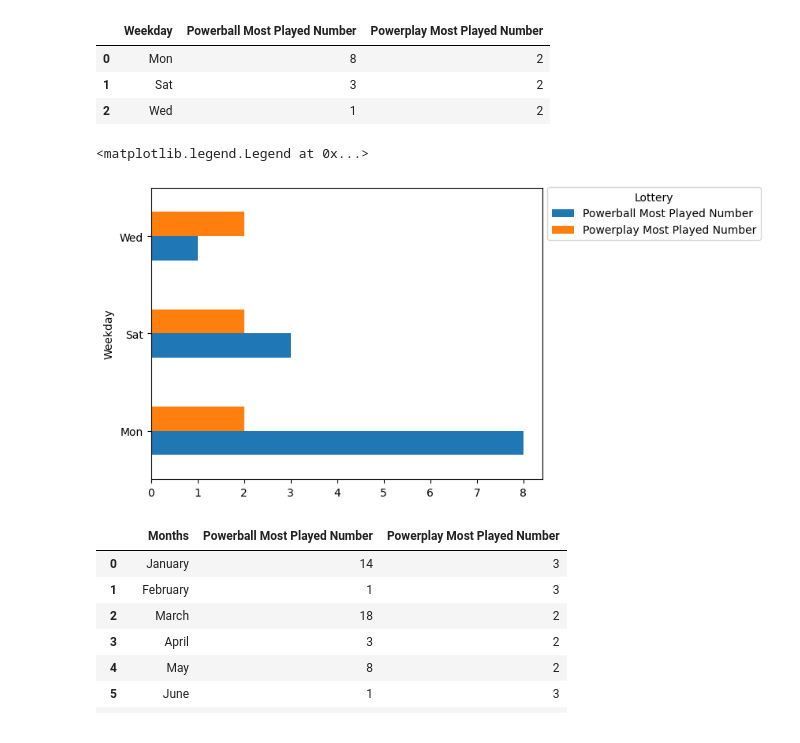
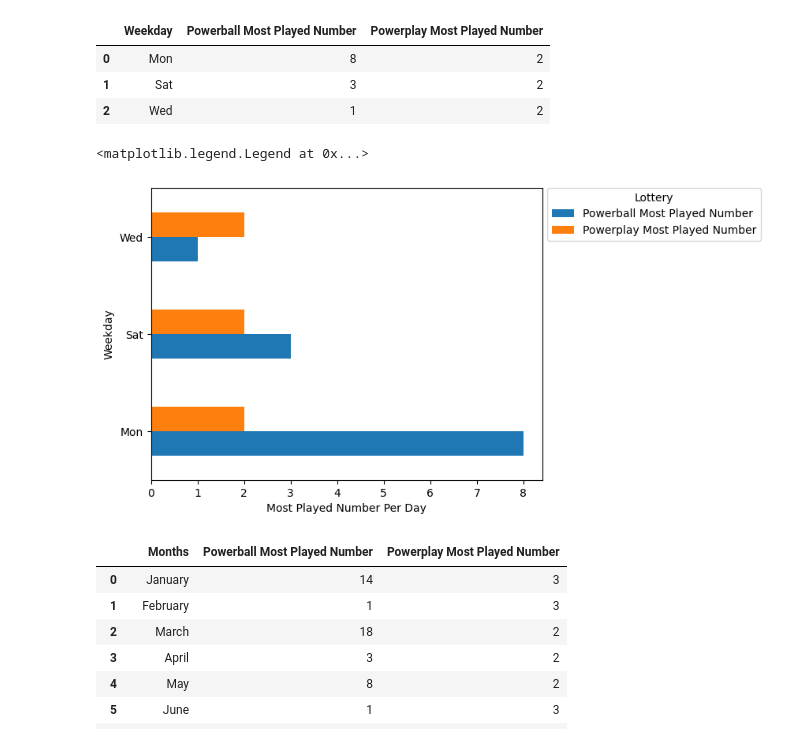
Before and after one commit to JLaydeJ/Project_1, a Jupyter notebook: Project_1_2021.ipynb, the cells around one changed output. Cells and saved outputs as stored; diff of their text form; code cells hidden in the pictures.

```diff
--- a/Project_1_2021.ipynb
+++ b/Project_1_2021.ipynb
@@ -63,12 +63,11 @@ most_played_per_day_df
 # %%
 # Plot bar chart
 data = most_played_per_day_df.plot(x="Weekday", y=["Powerball Most Played Number", "Powerplay Most Played Number"], kind = "barh")
+data.set(xlabel = 'Most Played Number Per Day')
 data.legend(title = 'Lottery', bbox_to_anchor = (1, 1.02), loc = 'upper left')
-data2.set(xlabel = 'Most Played Number Per Day')
-data2.legend(title = 'Lottery', bbox_to_anchor = (1, 1.02), loc = 'upper left')
 # %% [output]
 <matplotlib.legend.Legend at 0x...>
-[figure, old version]
+[figure, new version]
 # %%
 # Create bar plot showing the most played powerball/powerplay number for each month using Pandas.
 # Take a copy of the orginal dataframe "date", "powerball", "powerplay", "jackpot" values
```
Also changed, not shown: parts of 6 cells of this notebook.
